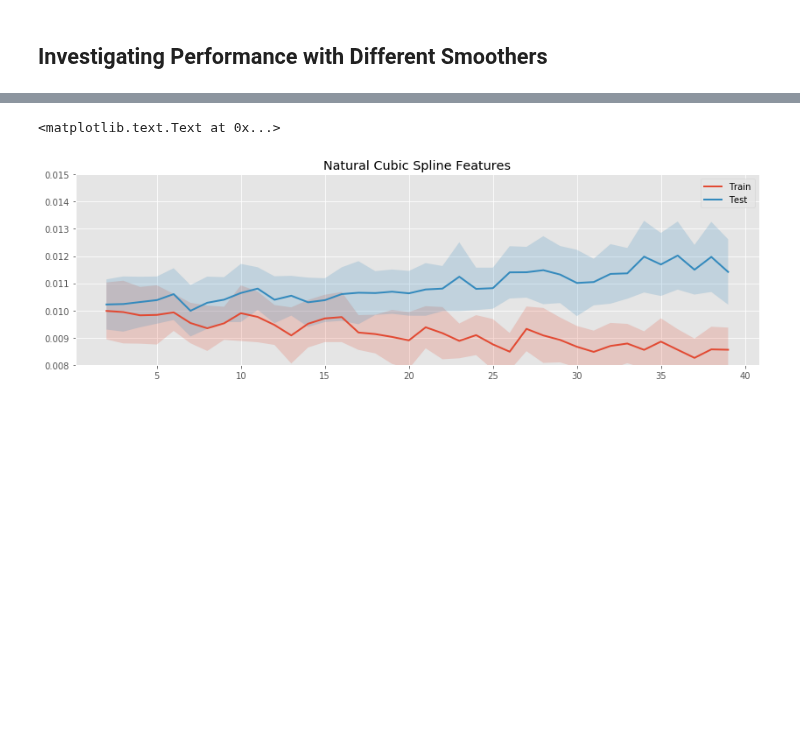
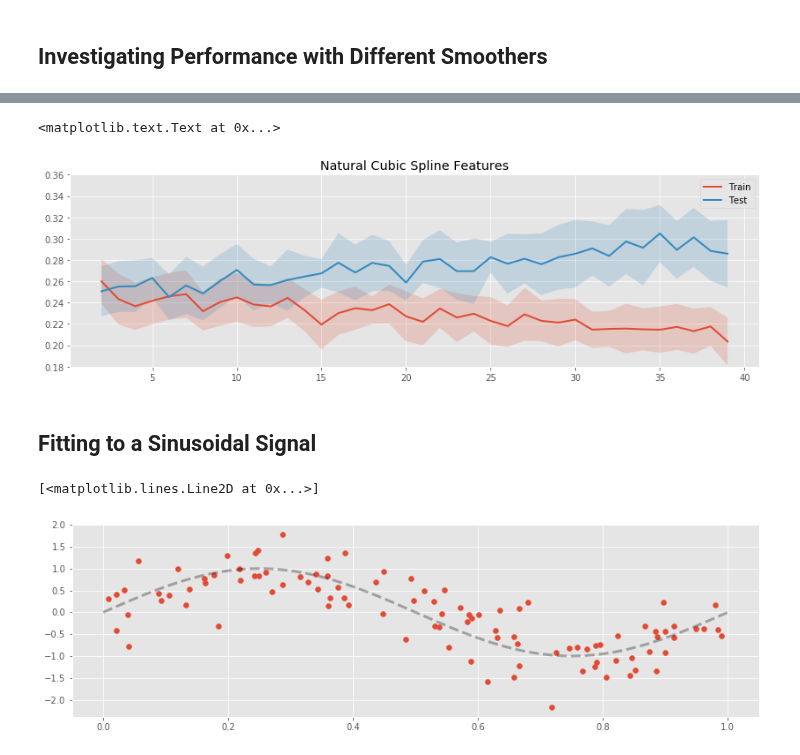
Before and after one commit to madrury/basis-expansions, a Jupyter notebook: basis-expansion-regressions.ipynb, the cells around one changed output, grey strips where cells are left out. Cells and saved outputs as stored; diff of their text form; code cells hidden in the pictures; blank space fills up the shorter version.

```diff
--- a/basis-expansion-regressions.ipynb
+++ b/basis-expansion-regressions.ipynb
@@ -311,8 +333,23 @@ ax.set_title("Piecewise Linear Features")
 # %%
 fig, ax = plt.subplots(figsize=(14, 4))
-plot_simulation_expreiment(ax, degrees_of_freedom, ncs_mean_errors, ncs_std_errors)
-ax.set_ylim(0.008, 0.015)
+plot_simulation_expreiment(ax,
+    degrees_of_freedom, ncs_mean_errors, ncs_std_errors)
+ax.set_ylim(0.18, 0.36)
 ax.set_title("Natural Cubic Spline Features")
 # %% [output]
 <matplotlib.text.Text at 0x...>
-[figure, old version]
+[figure, new version]
+# %% [markdown]
+## Fitting to a Sinusoidal Signal
+# %%
+fig, ax = plt.subplots(figsize=(14, 4))
+t = np.linspace(0, 1, num=250)
+
+x = np.random.uniform(size=100)
+y = sin_signal(x) + np.random.normal(scale=0.5, size=100)
+ax.scatter(x, y)
+ax.plot(t, sin_signal(t), linewidth=3, linestyle="--",
+        color="black", alpha=0.3)
+# %% [output]
+[<matplotlib.lines.Line2D at 0x...>]
+[figure, added]
```
Also changed, not shown: parts of 27 cells of this notebook, 1 other file.
